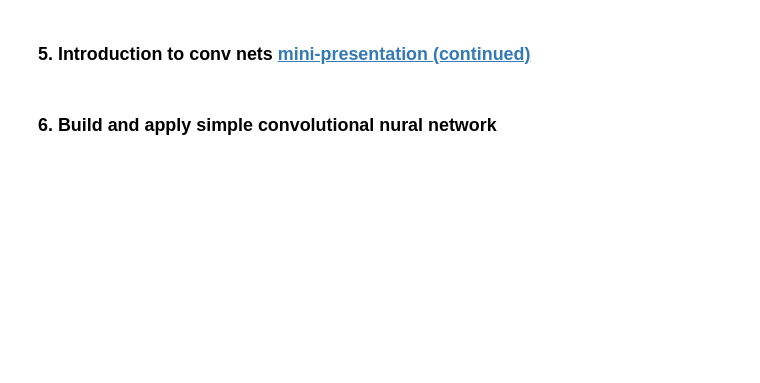
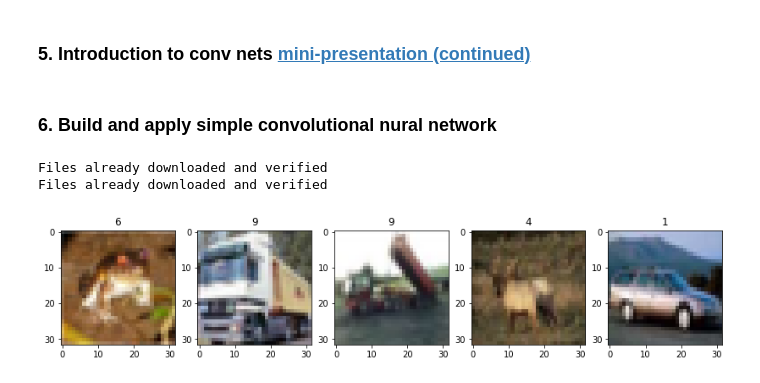
Before and after one commit to isadrtdinov/bootcamp-idao-2022, a Jupyter notebook: DLIntro/dl_intro.ipynb, the cells around one changed output. Saved outputs shown, nothing was run; the diff lists cells and outputs as text; code cells hidden in the pictures; blank space fills up the shorter version.

```diff
--- a/DLIntro/dl_intro.ipynb
+++ b/DLIntro/dl_intro.ipynb
@@ -421,0 +342,44 @@ Epoch: 0, loss: 0.055959202349185944, accuracy: 0.9824
+# %%
+import torchvision
+
+# we use a ready-made class from torch to load data for training
+mnist_train = torchvision.datasets.CIFAR10(
+    "./mnist/",
+    train=True,
+    download=True,
+    transform=torchvision.transforms.ToTensor()
+)
+mnist_val = torchvision.datasets.CIFAR10(
+    "./mnist/",
+    train=False,
+    download=True,
+    transform=torchvision.transforms.ToTensor()
+)
+
+# since this is already a class inherited from Tdataset, it can be immediately wrapped in a dataloader
+train_dataloader = torch.utils.data.DataLoader(
+    mnist_train,
+    batch_size=4,
+    shuffle=True,
+    num_workers=1
+)
+
+val_dataloader = torch.utils.data.DataLoader(
+    mnist_val,
+    batch_size=4,
+    shuffle=True,
+    num_workers=1
+)
+# %% [output]
+Files already downloaded and verified
+Files already downloaded and verified
+# %%
+# let's look at what we are working with
+plt.figure(figsize=(14, 5))
+for i in range(5):
+    plt.subplot(1, 5, i + 1)
+    plt.imshow(np.transpose(mnist_train[i][0].numpy(), [1,2,0]))
+    plt.title(str(mnist_train[i][1]))
+plt.show()
+# %% [output]
+[figure, added]
```
Also changed, not shown: parts of 25 cells of this notebook.
